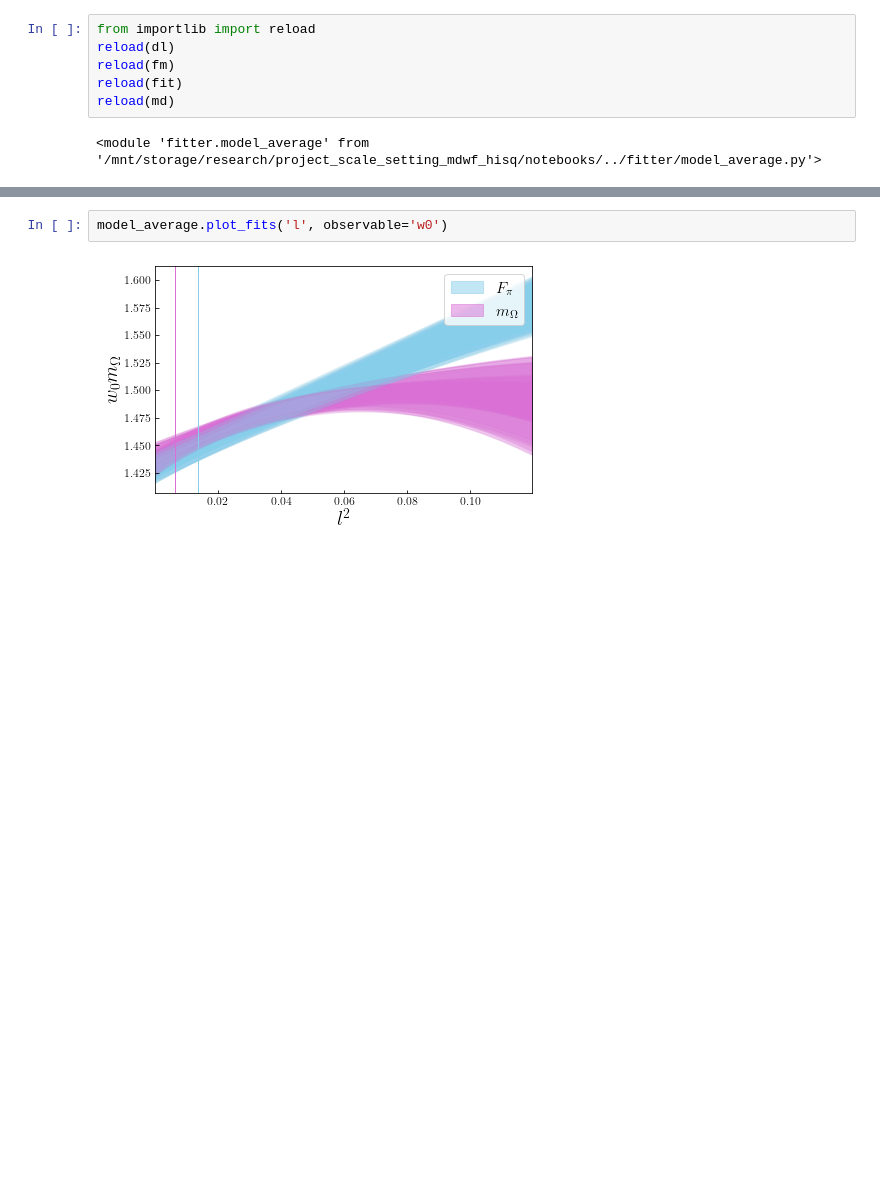
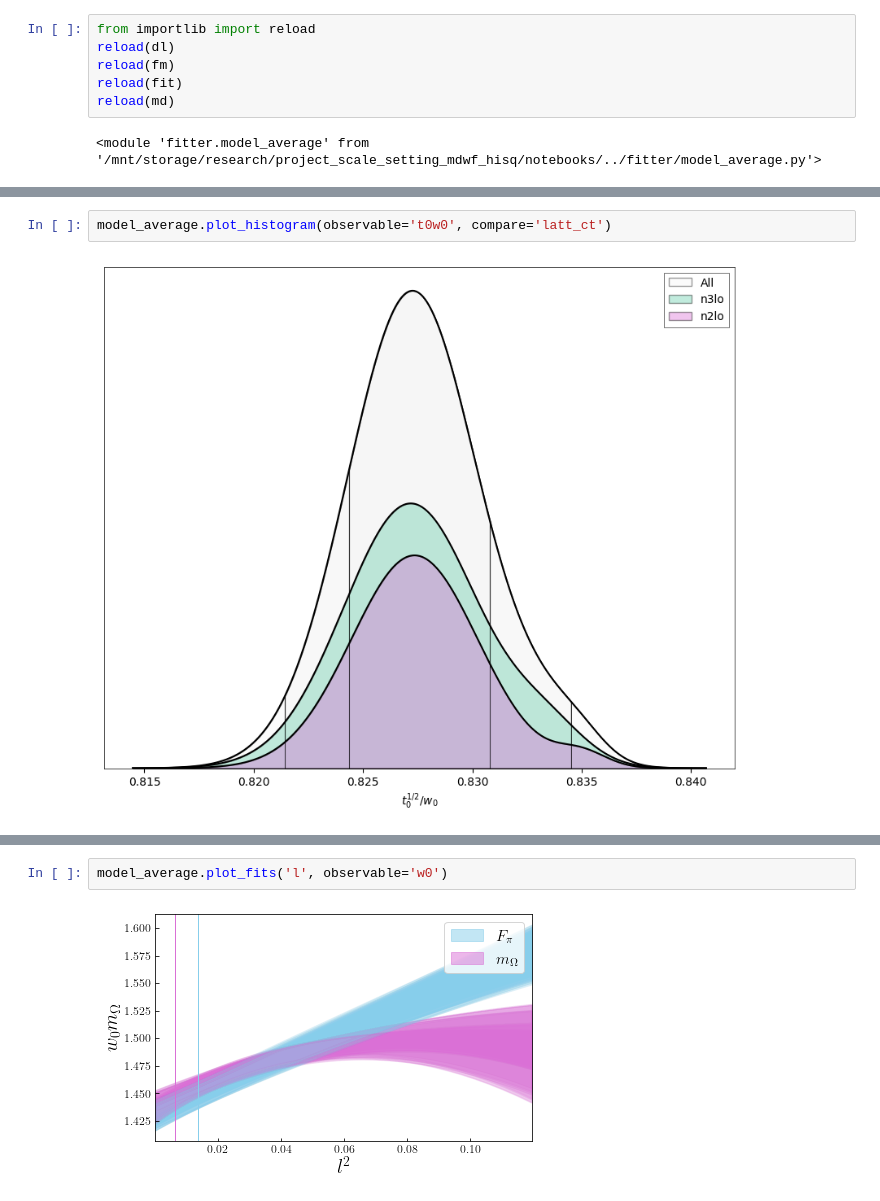
Before and after one commit to callat-qcd/project_scale_setting_mdwf_hisq, a Jupyter notebook: notebooks/average_models.ipynb, the cells around one changed output, grey strips where cells are left out. Saved outputs shown, nothing was run; the diff lists cells and outputs as text; blank space fills up the shorter version.

```diff
--- a/notebooks/average_models.ipynb
+++ b/notebooks/average_models.ipynb
@@ -48,3 +47,7 @@ model_average.plot_fits('l', observable='w0')
+# %%
+model_average.plot_histogram(observable='t0w0', compare='latt_ct')
+# %% [output]
+[figure, added]
 # %%
 model_average.plot_fits('l', observable='w0')
 # %% [output]
```
Also changed, not shown: parts of 5 cells of this notebook, 5 other files.
